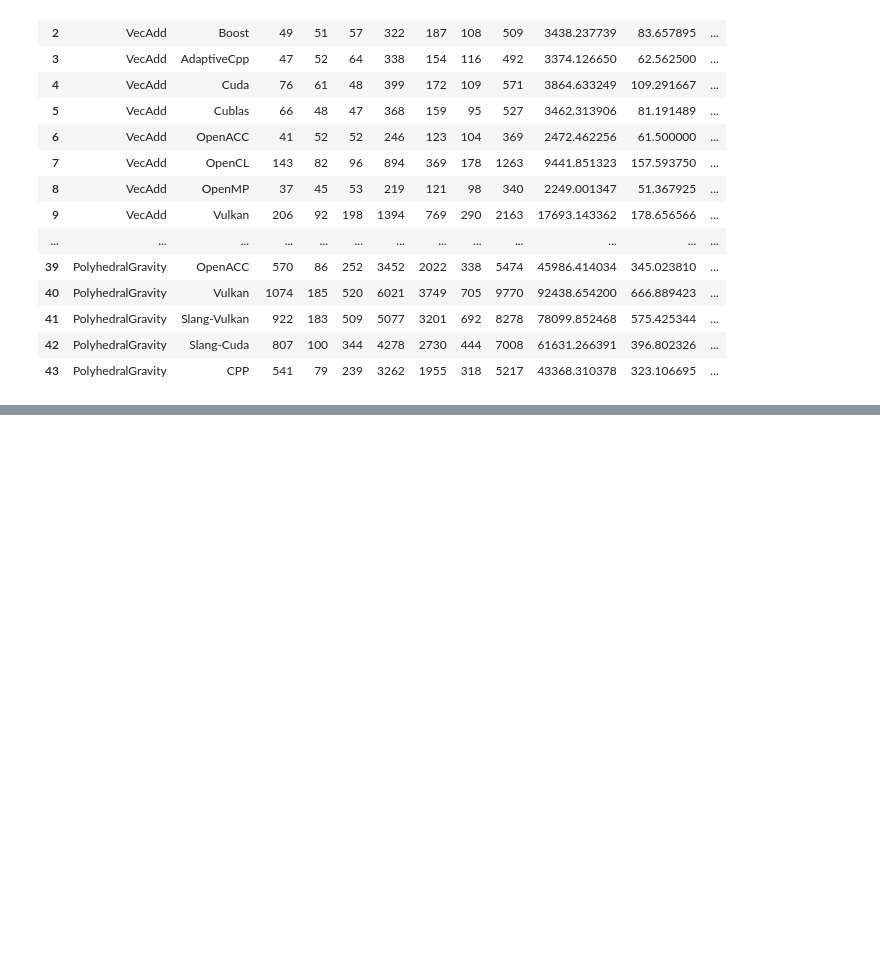
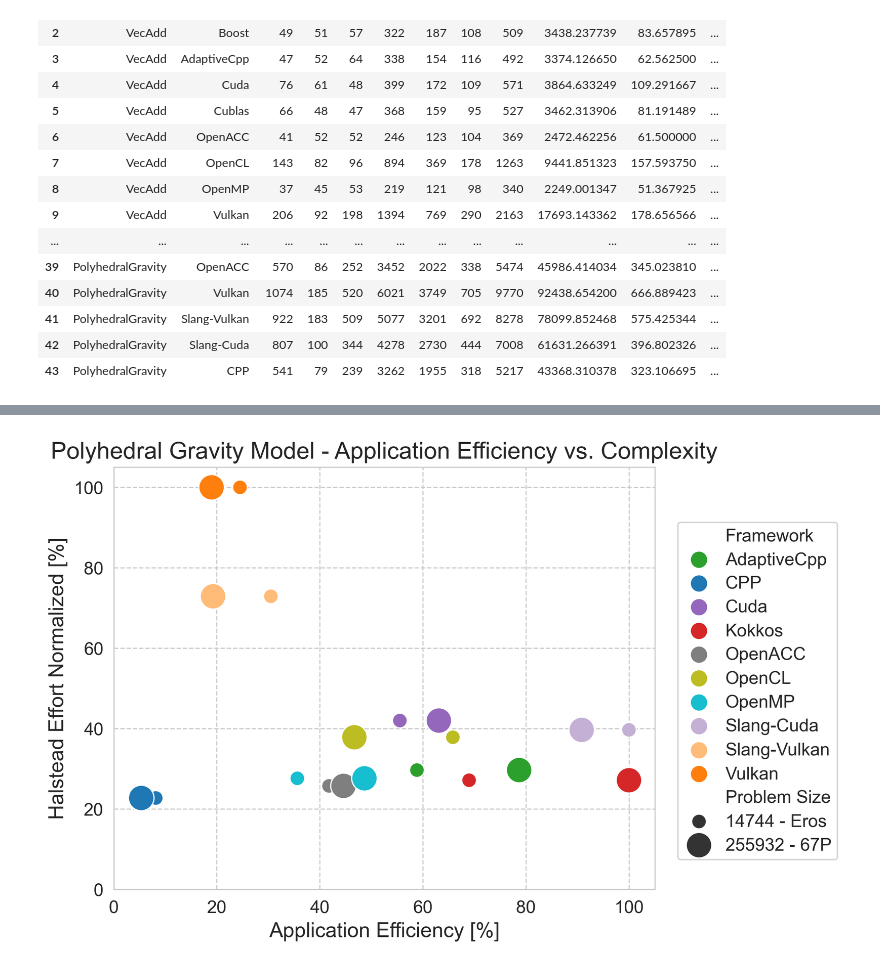
Before and after one commit to schuhmaj/performance-portability-benchmark, a Jupyter notebook: scripts/hpc-asia-2026.ipynb, the cells around one changed output, grey strips where cells are left out. Cells and saved outputs as stored; diff of their text form; code cells hidden in the pictures; blank space fills up the shorter version.

```diff
--- a/scripts/hpc-asia-2026.ipynb
+++ b/scripts/hpc-asia-2026.ipynb
@@ -264,0 +234,64 @@ plt.show()
+# %%
+df_polyhedral = filter_and_concat(df_merged, [("PolyhedralGravity", 14744, "Wall Clock Time"),
+                                              ("PolyhedralGravity", 255932, "Wall Clock Time")
+                                              ])
+plt.figure(figsize=(6, 5))
+ax = sns.scatterplot(
+    data=df_polyhedral,
+    x="Application Efficiency [%]",
+    y="Halstead Effort Normalized [%]",
+    hue="Framework",
+    size="Problem Size",
+    sizes=(100, 300),
+    palette=color_map,
+    s=140
+)
+ax.grid(True, linestyle="--")
+ax.set_ylim(0, 105)
+ax.set_xlim(0, 105)
+ax.set_title("Polyhedral Gravity Model - Application Efficiency vs. Complexity", fontsize=16)
+ax.set_xlabel("Application Efficiency [%]", fontsize=14)
+ax.set_ylabel("Halstead Effort Normalized [%]", fontsize=14)
+ax.tick_params(axis="both", labelsize=12)
+
+# Move legend to the right outside the plot
+legend = ax.legend_
+if legend is not None:
+    handles, labels = legend.legend_handles, [t.get_text() for t in legend.texts]
+    legend.remove()
+    # Rename last two size labels
+    labels[-2] = "14744 - Eros"
+    labels[-1] = "255932 - 67P"
+    # Separate entries for Framework and Problem Size
+    # Find the split position by detecting the "Problem Size" header (from seaborn legend)
+    # labels structure: ["Framework", <frameworks...>, "Problem Size", <sizes...>]
+    if "Problem Size" in labels:
+        split_idx = labels.index("Problem Size")
+        fw_title = labels[0]
+        fw_labels = labels[1:split_idx]
+        size_title = labels[split_idx]
+        size_labels = labels[split_idx + 1:]
+        fw_handles = handles[1:split_idx]
+        size_handles = handles[split_idx + 1:]
+        # Sort framework legend alphabetically
+        fw_pairs = sorted(zip(fw_labels, fw_handles), key=lambda x: x[0].lower())
+        fw_labels_sorted, fw_handles_sorted = zip(*fw_pairs) if fw_pairs else ([], [])
+        # Reassemble legend parts
+        labels = [fw_title, *fw_labels_sorted, size_title, *size_labels]
+        handles = [handles[0], *fw_handles_sorted, handles[split_idx], *size_handles]
+    leg = ax.figure.legend(
+        handles, labels,
+        loc="center left",
+        bbox_to_anchor=(1.0, 0.5),
+        frameon=True
+    )
+    if leg is not None:
+        for txt in leg.get_texts():
+            txt.set_fontsize(12)
+        if leg.get_title() is not None:
+            leg.get_title().set_fontsize(13)
+plt.tight_layout()
+plt.gcf().set_dpi(300)
+plt.show()
+# %% [output]
+[figure, added]
```
Also changed, not shown: parts of 16 cells of this notebook.
